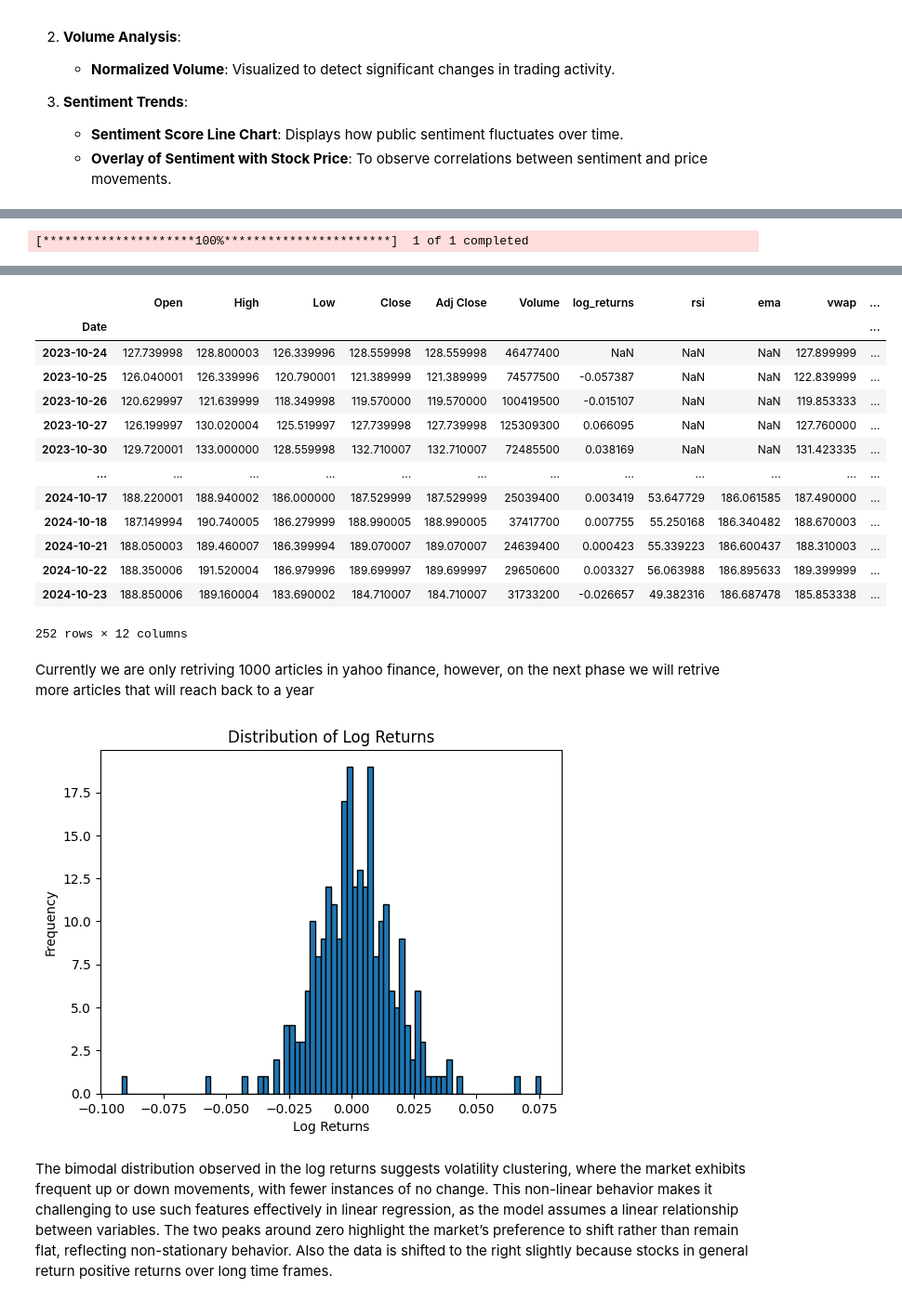
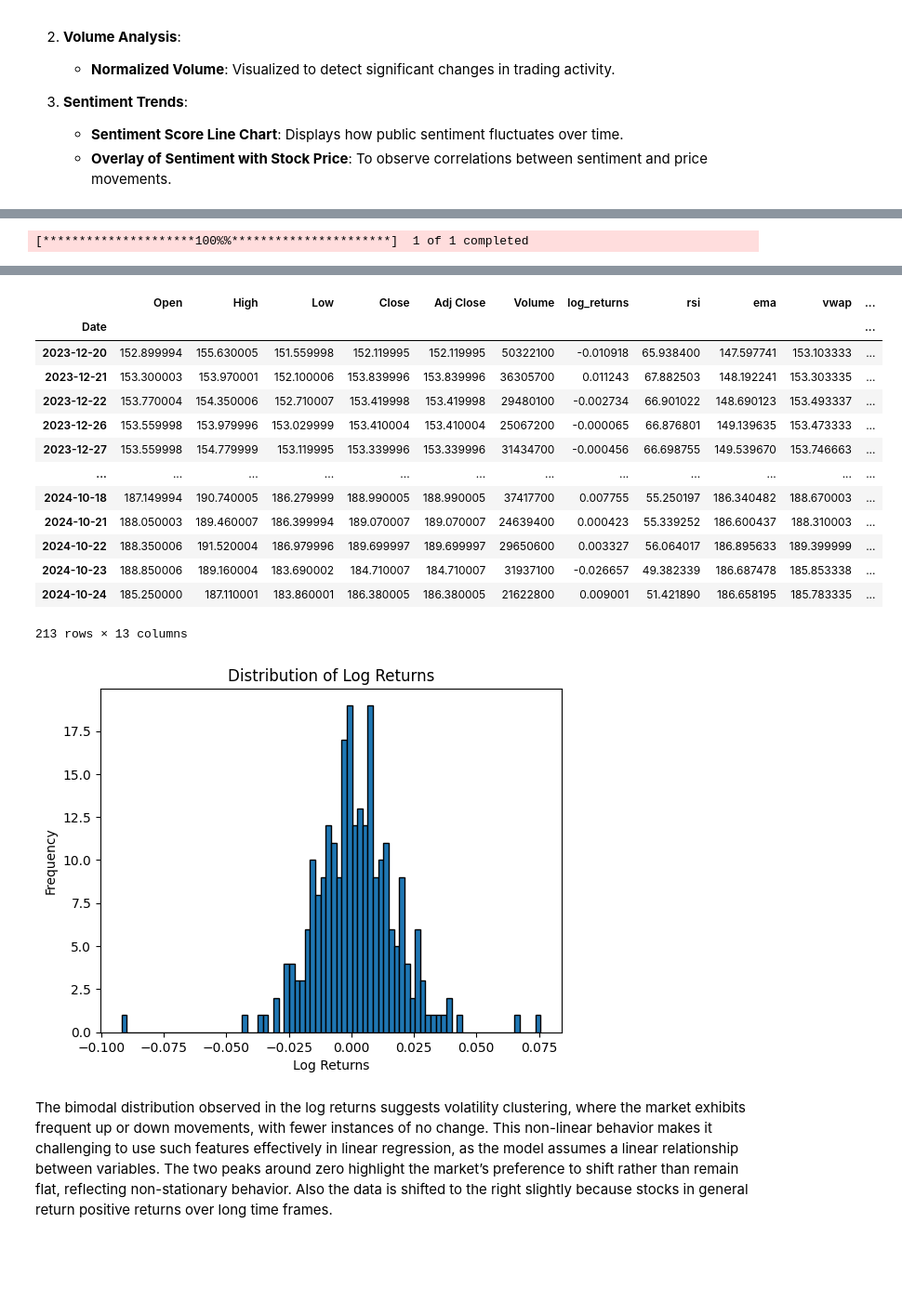
Before and after one commit to DiegoCico/DS3000_FinalProject, a Jupyter notebook: Phase II.ipynb, the cells around one changed output, grey strips where cells are left out. Shown at 93% size. Saved outputs shown, nothing was run; the diff lists cells and outputs as text; code cells hidden in the pictures; blank space fills up the shorter version.

Commit message:
added sentiment and finished data prep

```diff
--- a/Phase II.ipynb
+++ b/Phase II.ipynb
@@ -72,10 +72,6 @@ def get_stock_data(symbol: str, period: str, interval: str = '1d') -> pd.DataFra
     # Fetch data from Yahoo Finance
     stock_data = yf.download(symbol, period=period, interval=interval)
 
-    if stock_data.empty:
-        print(f"No data found for {symbol}.")
-        return None
-
     return stock_data
 # %%
 import numpy as np
@@ -250,15 +303,6 @@ log_returns_arr = calculate_log_returns(stock_ohlc['Close'])
 # Calculate technical indicators (RSI, EMA, VWAP, etc.)
 technical_indicators_dict = calculate_technical_indicators(stock_ohlc)
 
-# Convert date to string for the news API
-first_date = stock_ohlc.index.min().strftime('%Y-%m-%d')
-last_date = stock_ohlc.index.max().strftime('%Y-%m-%d')
-
-# Get latest news articles and add sentiment scores
-article_list = get_latest_news_yahoo(stock)
-article_list_sent = add_sentiment_scores_to_articles(article_list)
-aggregated_sentiment_arr = articles_to_sentiment_arr(article_list_sent)
-
 # Add calculated fields to stock dataframe
 stock_df = stock_ohlc
 stock_df['log_returns'] = log_returns_arr
@@ -268,23 +312,22 @@ stock_df['vwap'] = technical_indicators_dict['vwap']
 stock_df['adx'] = technical_indicators_dict['adx']
 stock_df['normalized_volume'] = technical_indicators_dict['normalized_volume']
 
-# Handle mismatch between stock data and sentiment array (apply padding or repetition)
-if len(aggregated_sentiment_arr) < len(stock_df):
-    # Use np.pad to fill missing values with NaN
-    padded_sentiment_arr = np.pad(aggregated_sentiment_arr, (0, len(stock_df) - len(aggregated_sentiment_arr)), 'constant', constant_values=np.nan)
-else:
-    padded_sentiment_arr = aggregated_sentiment_arr[:len(stock_df)]
+# Convert date to string for the article collection
+first_date = stock_ohlc.index.min()
+last_date = stock_ohlc.index.max()
+
+# Get latest news articles and add sentiment scores
+article_titles, dates  = get_seekingalpha_articles(stock, first_date, last_date)
+sentiment_arr = analyze_sentiment(article_titles)
+sentiment_aligned = merge_sentiment(dates, sentiment_arr, stock_ohlc.index.to_pydatetime())
 
 # Add the sentiment array to the stock DataFrame
-# stock_df['sentiment_score'] = pd.Series(padded_sentiment_arr)
-# stock_df['sentiment_score'] = stock_df['sentiment_score'].fillna(0)
-
+stock_df['sentiment_score'] = sentiment_aligned
 
 # Drop Nan values from DF
-# do this when sentiment is fixed
-#stock_df = stock_df.dropna()
+stock_df = stock_df.dropna()
 
 # Display the final dataframe
 stock_df
 # %% [output]
-[*********************100%***********************]  1 of 1 completed
+[*********************100%%**********************]  1 of 1 completed
@@ -291,19 +351,17 @@ stock_df
 |  | Open | High | Low | Close | Adj Close | Volume | log_returns | rsi | ema | vwap | ... |
 | Date |  |  |  |  |  |  |  |  |  |  | ... |
-| 2023-10-24 | 127.739998 | 128.800003 | 126.339996 | 128.559998 | 128.559998 | 46477400 | NaN | NaN | NaN | 127.899999 | ... |
-| 2023-10-25 | 126.040001 | 126.339996 | 120.790001 | 121.389999 | 121.389999 | 74577500 | -0.057387 | NaN | NaN | 122.839999 | ... |
-| 2023-10-26 | 120.629997 | 121.639999 | 118.349998 | 119.570000 | 119.570000 | 100419500 | -0.015107 | NaN | NaN | 119.853333 | ... |
-| 2023-10-27 | 126.199997 | 130.020004 | 125.519997 | 127.739998 | 127.739998 | 125309300 | 0.066095 | NaN | NaN | 127.760000 | ... |
-| 2023-10-30 | 129.720001 | 133.000000 | 128.559998 | 132.710007 | 132.710007 | 72485500 | 0.038169 | NaN | NaN | 131.423335 | ... |
+| 2023-12-20 | 152.899994 | 155.630005 | 151.559998 | 152.119995 | 152.119995 | 50322100 | -0.010918 | 65.938400 | 147.597741 | 153.103333 | ... |
+| 2023-12-21 | 153.300003 | 153.970001 | 152.100006 | 153.839996 | 153.839996 | 36305700 | 0.011243 | 67.882503 | 148.192241 | 153.303335 | ... |
+| 2023-12-22 | 153.770004 | 154.350006 | 152.710007 | 153.419998 | 153.419998 | 29480100 | -0.002734 | 66.901022 | 148.690123 | 153.493337 | ... |
+| 2023-12-26 | 153.559998 | 153.979996 | 153.029999 | 153.410004 | 153.410004 | 25067200 | -0.000065 | 66.876801 | 149.139635 | 153.473333 | ... |
+| 2023-12-27 | 153.559998 | 154.779999 | 153.119995 | 153.339996 | 153.339996 | 31434700 | -0.000456 | 66.698755 | 149.539670 | 153.746663 | ... |
 | ... | ... | ... | ... | ... | ... | ... | ... | ... | ... | ... | ... |
-| 2024-10-17 | 188.220001 | 188.940002 | 186.000000 | 187.529999 | 187.529999 | 25039400 | 0.003419 | 53.647729 | 186.061585 | 187.490000 | ... |
-| 2024-10-18 | 187.149994 | 190.740005 | 186.279999 | 188.990005 | 188.990005 | 37417700 | 0.007755 | 55.250168 | 186.340482 | 188.670003 | ... |
-| 2024-10-21 | 188.050003 | 189.460007 | 186.399994 | 189.070007 | 189.070007 | 24639400 | 0.000423 | 55.339223 | 186.600437 | 188.310003 | ... |
-| 2024-10-22 | 188.350006 | 191.520004 | 186.979996 | 189.699997 | 189.699997 | 29650600 | 0.003327 | 56.063988 | 186.895633 | 189.399999 | ... |
-| 2024-10-23 | 188.850006 | 189.160004 | 183.690002 | 184.710007 | 184.710007 | 31733200 | -0.026657 | 49.382316 | 186.687478 | 185.853338 | ... |
+| 2024-10-18 | 187.149994 | 190.740005 | 186.279999 | 188.990005 | 188.990005 | 37417700 | 0.007755 | 55.250197 | 186.340482 | 188.670003 | ... |
+| 2024-10-21 | 188.050003 | 189.460007 | 186.399994 | 189.070007 | 189.070007 | 24639400 | 0.000423 | 55.339252 | 186.600437 | 188.310003 | ... |
+| 2024-10-22 | 188.350006 | 191.520004 | 186.979996 | 189.699997 | 189.699997 | 29650600 | 0.003327 | 56.064017 | 186.895633 | 189.399999 | ... |
+| 2024-10-23 | 188.850006 | 189.160004 | 183.690002 | 184.710007 | 184.710007 | 31937100 | -0.026657 | 49.382339 | 186.687478 | 185.853338 | ... |
+| 2024-10-24 | 185.250000 | 187.110001 | 183.860001 | 186.380005 | 186.380005 | 21622800 | 0.009001 | 51.421890 | 186.658195 | 185.783335 | ... |
-252 rows × 12 columns
+213 rows × 13 columns
-# %% [markdown]
-Currently we are only retriving 1000 articles in yahoo finance, however, on the next phase we will retrive more articles that will reach back to a year
 # %%
 import matplotlib.pyplot as plt
 
@@ -314,7 +372,7 @@ plt.xlabel('Log Returns')
 plt.ylabel('Frequency')
 plt.show()
 # %% [output]
-[figure, old version]
+[figure, new version]
 # %% [markdown]
 The bimodal distribution observed in the log returns suggests volatility clustering, where the market exhibits frequent up or down movements, with fewer instances of no change. This non-linear behavior makes it challenging to use such features effectively in linear regression, as the model assumes a linear relationship between variables. The two peaks around zero highlight the market’s preference to shift rather than remain flat, reflecting non-stationary behavior. Also the data is shifted to the right slightly because stocks in general return positive returns over long time frames.
 # %%
```
Also changed, not shown: parts of 9 cells of this notebook.
